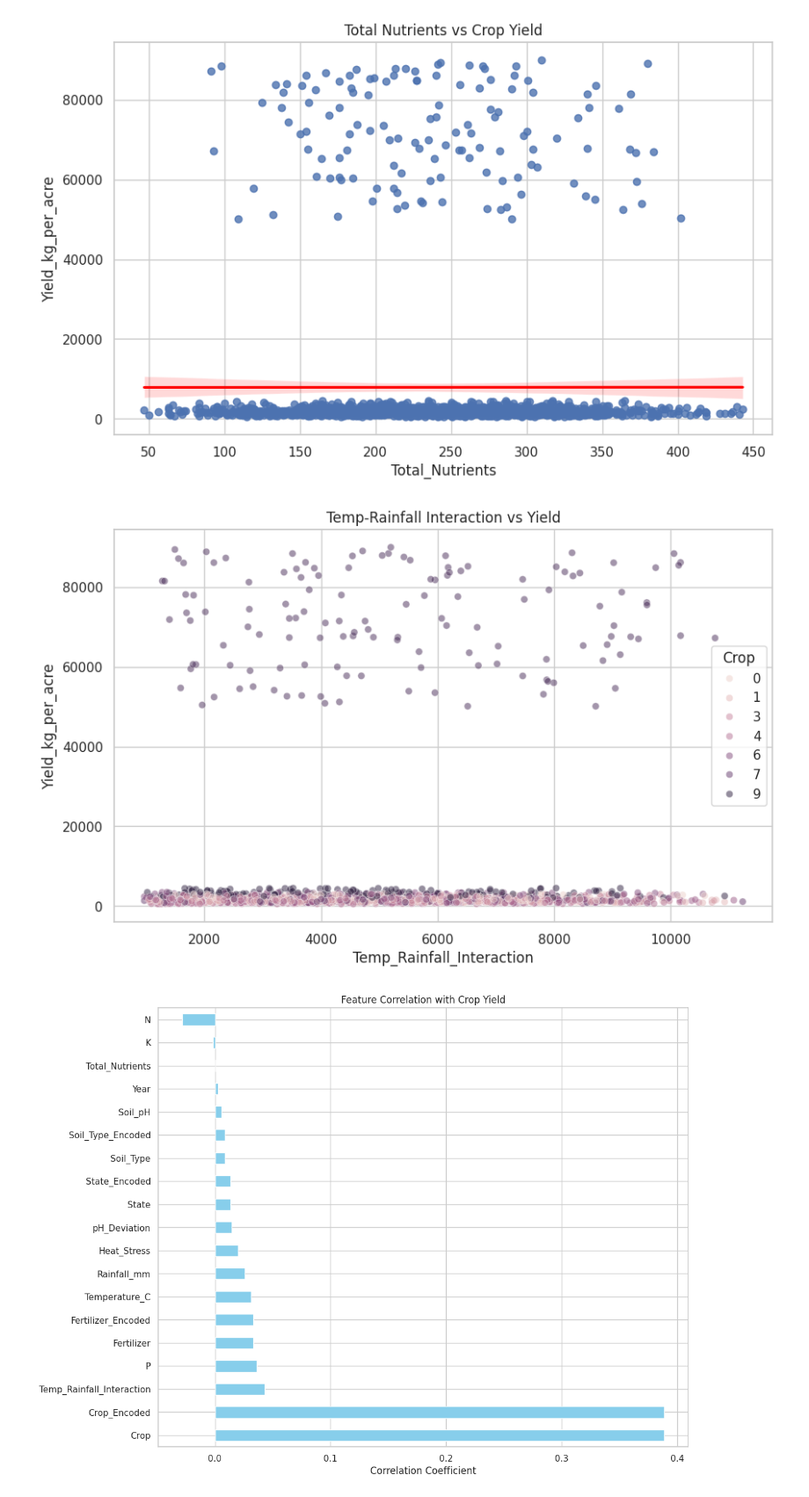
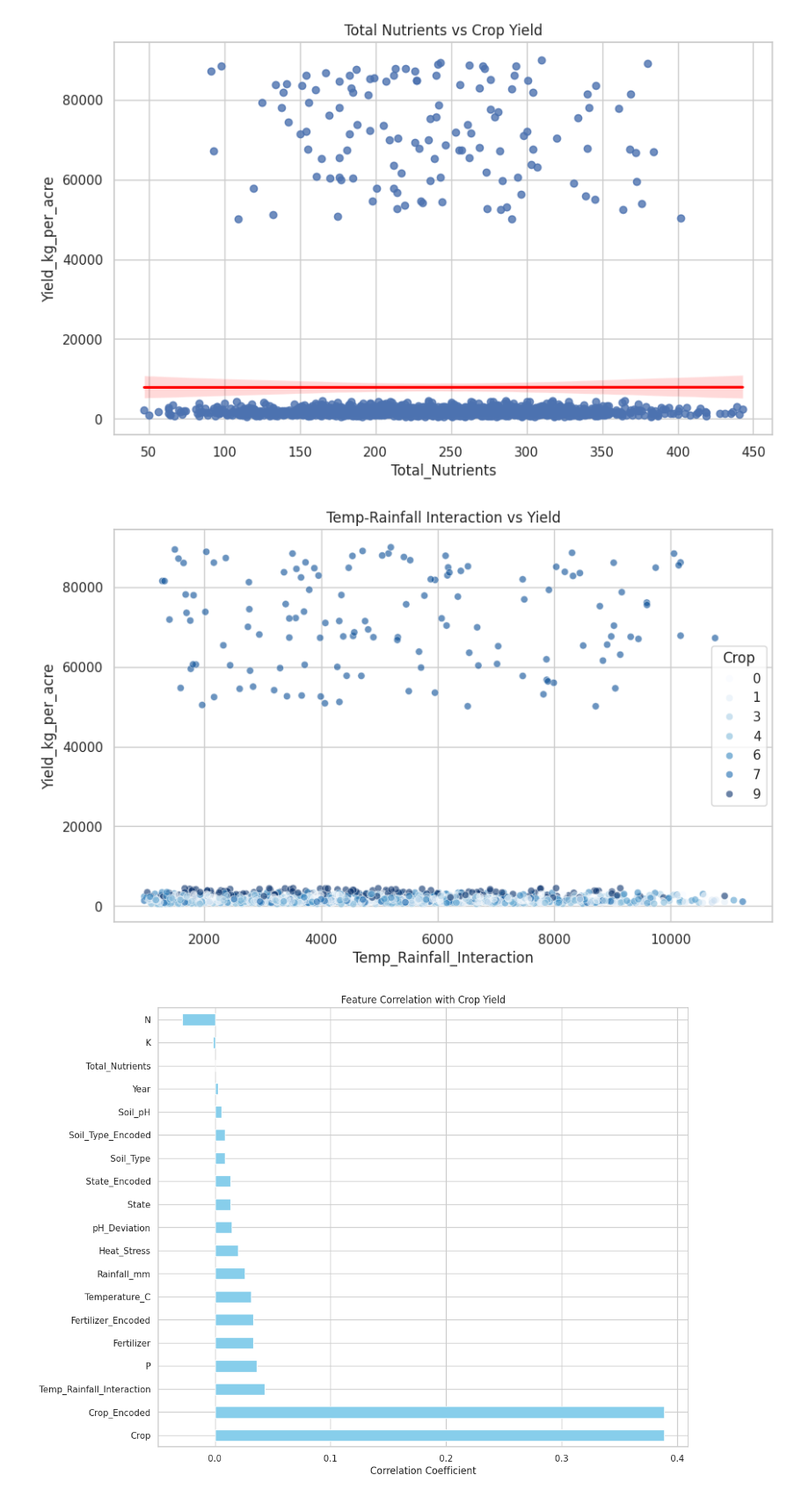
Before and after one commit to springboardmentor1/agritield-predictor, a Jupyter notebook: Agriyield.ipynb, the cells around one changed output. Shown at 88% size. Drawn from its saved outputs; the diff is of its cells as text; code cells hidden in the pictures.

```diff
--- a/Agriyield.ipynb
+++ b/Agriyield.ipynb
@@ -131,13 +139,14 @@ plt.savefig('nutrients_vs_yield.png')
 # %% [output]
 [figure]
 # %%
+
 plt.figure(figsize=(10, 6))
 sns.scatterplot(x='Temp_Rainfall_Interaction', y='Yield_kg_per_acre',
-                hue='Crop', data=df, alpha=0.5)
+                hue='Crop', data=df, palette='Blues', alpha=0.6)
 plt.title('Temp-Rainfall Interaction vs Yield')
 plt.savefig('interaction_vs_yield.png')
 # %% [output]
-[figure, old version]
+[figure, new version]
 # %%
 plt.figure(figsize=(12, 10))
 numeric_df = df.select_dtypes(include=[np.number])
```
Also changed, not shown: parts of 16 cells of this notebook.
